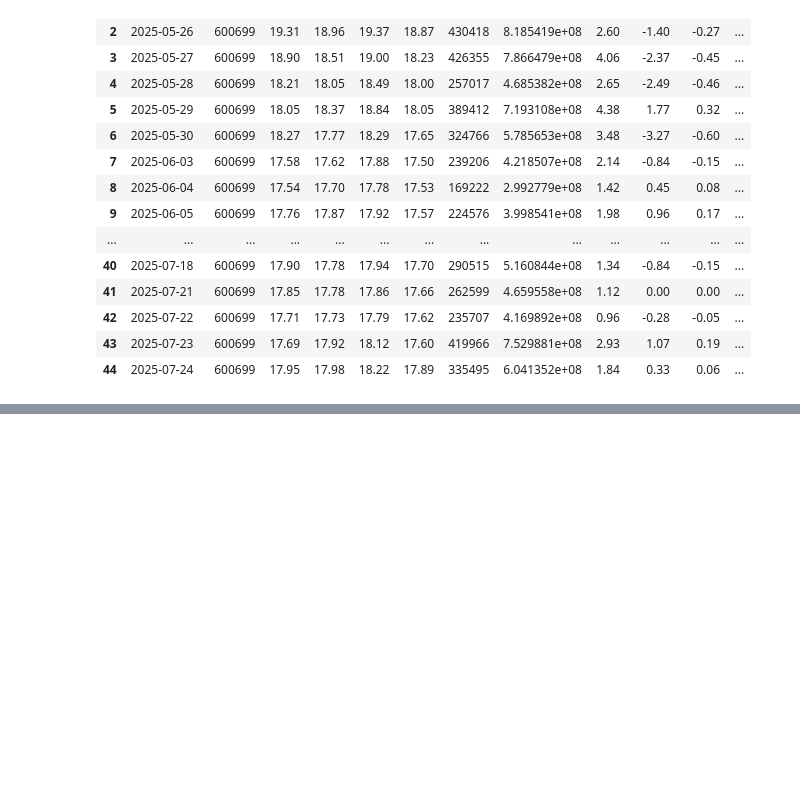
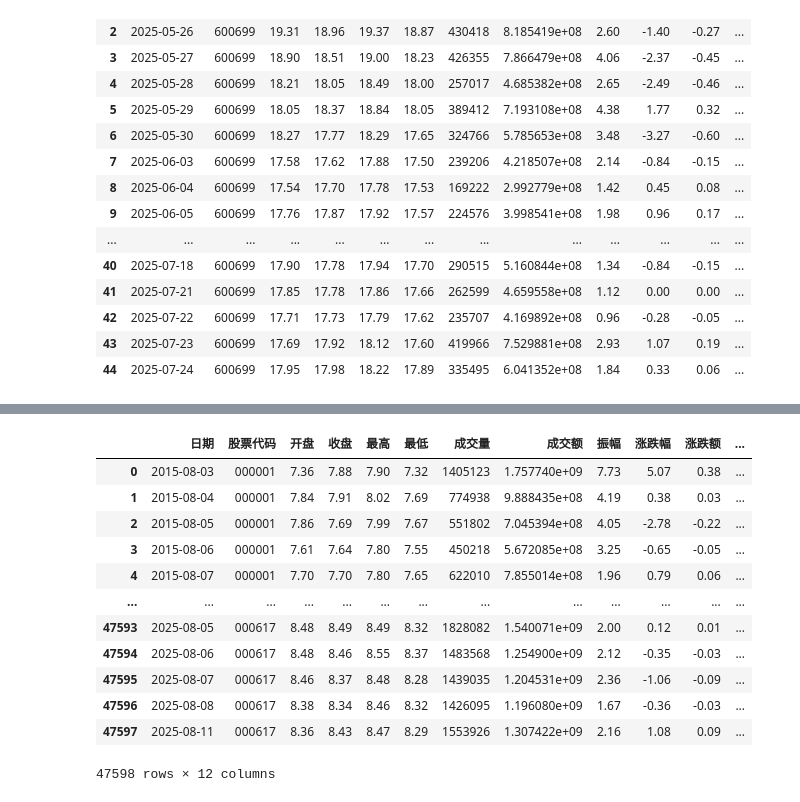
Before and after one commit to wzh-prog/fightMoney, a Jupyter notebook: stock/test.ipynb, the cells around one changed output, grey strips where cells are left out. Cells and saved outputs as stored; diff of their text form; code cells hidden in the pictures; blank space fills up the shorter version.

```diff
--- a/stock/test.ipynb
+++ b/stock/test.ipynb
@@ -244,6 +303,3 @@ class StockDataProcessor:
                 targets_cls.append(target_cls)
 
         return np.array(sequences), np.array(targets_reg), np.array(targets_cls)
-# %%
-# 读取数据（替换为你的数据路径）
-df = pd.read_csv('joyson_600699.SH.csv')
@@ -265,0 +320,8 @@ df
+# %%
+###############################
+# 1. 选股逻辑：获取沪深300中前10只股票（按代码排序）
+###############################
+
+stocks = ak.index_stock_cons(symbol="000300")
+stocks = stocks.sort_values("品种代码").reset_index(drop=True)
+selected_codes = list(stocks.loc[:19, '品种代码'])
@@ -265,0 +351,25 @@ df
+# %%
+def fetch_and_process(code):
+    df = ak.stock_zh_a_hist(symbol=code, period="daily", start_date="20150801", adjust="qfq")
+
+    # df.to_csv(f"data/{code}_features.csv", index=False, encoding="utf-8-sig")
+    return df
+
+stock_dfs = [fetch_and_process(code) for code in selected_codes]
+data = pd.concat(stock_dfs).reset_index(drop=True)
+# %%
+data
+# %% [output]
+|  | 日期 | 股票代码 | 开盘 | 收盘 | 最高 | 最低 | 成交量 | 成交额 | 振幅 | 涨跌幅 | 涨跌额 | ... |
+| 0 | 2015-08-03 | 000001 | 7.36 | 7.88 | 7.90 | 7.32 | 1405123 | 1.757740e+09 | 7.73 | 5.07 | 0.38 | ... |
+| 1 | 2015-08-04 | 000001 | 7.84 | 7.91 | 8.02 | 7.69 | 774938 | 9.888435e+08 | 4.19 | 0.38 | 0.03 | ... |
+| 2 | 2015-08-05 | 000001 | 7.86 | 7.69 | 7.99 | 7.67 | 551802 | 7.045394e+08 | 4.05 | -2.78 | -0.22 | ... |
+| 3 | 2015-08-06 | 000001 | 7.61 | 7.64 | 7.80 | 7.55 | 450218 | 5.672085e+08 | 3.25 | -0.65 | -0.05 | ... |
+| 4 | 2015-08-07 | 000001 | 7.70 | 7.70 | 7.80 | 7.65 | 622010 | 7.855014e+08 | 1.96 | 0.79 | 0.06 | ... |
+| ... | ... | ... | ... | ... | ... | ... | ... | ... | ... | ... | ... | ... |
+| 47593 | 2025-08-05 | 000617 | 8.48 | 8.49 | 8.49 | 8.32 | 1828082 | 1.540071e+09 | 2.00 | 0.12 | 0.01 | ... |
+| 47594 | 2025-08-06 | 000617 | 8.48 | 8.46 | 8.55 | 8.37 | 1483568 | 1.254900e+09 | 2.12 | -0.35 | -0.03 | ... |
+| 47595 | 2025-08-07 | 000617 | 8.46 | 8.37 | 8.48 | 8.28 | 1439035 | 1.204531e+09 | 2.36 | -1.06 | -0.09 | ... |
+| 47596 | 2025-08-08 | 000617 | 8.38 | 8.34 | 8.46 | 8.32 | 1426095 | 1.196080e+09 | 1.67 | -0.36 | -0.03 | ... |
+| 47597 | 2025-08-11 | 000617 | 8.36 | 8.43 | 8.47 | 8.29 | 1553926 | 1.307422e+09 | 2.16 | 1.08 | 0.09 | ... |
+47598 rows × 12 columns
```
Also changed, not shown: parts of 34 cells of this notebook, 3 other files.
